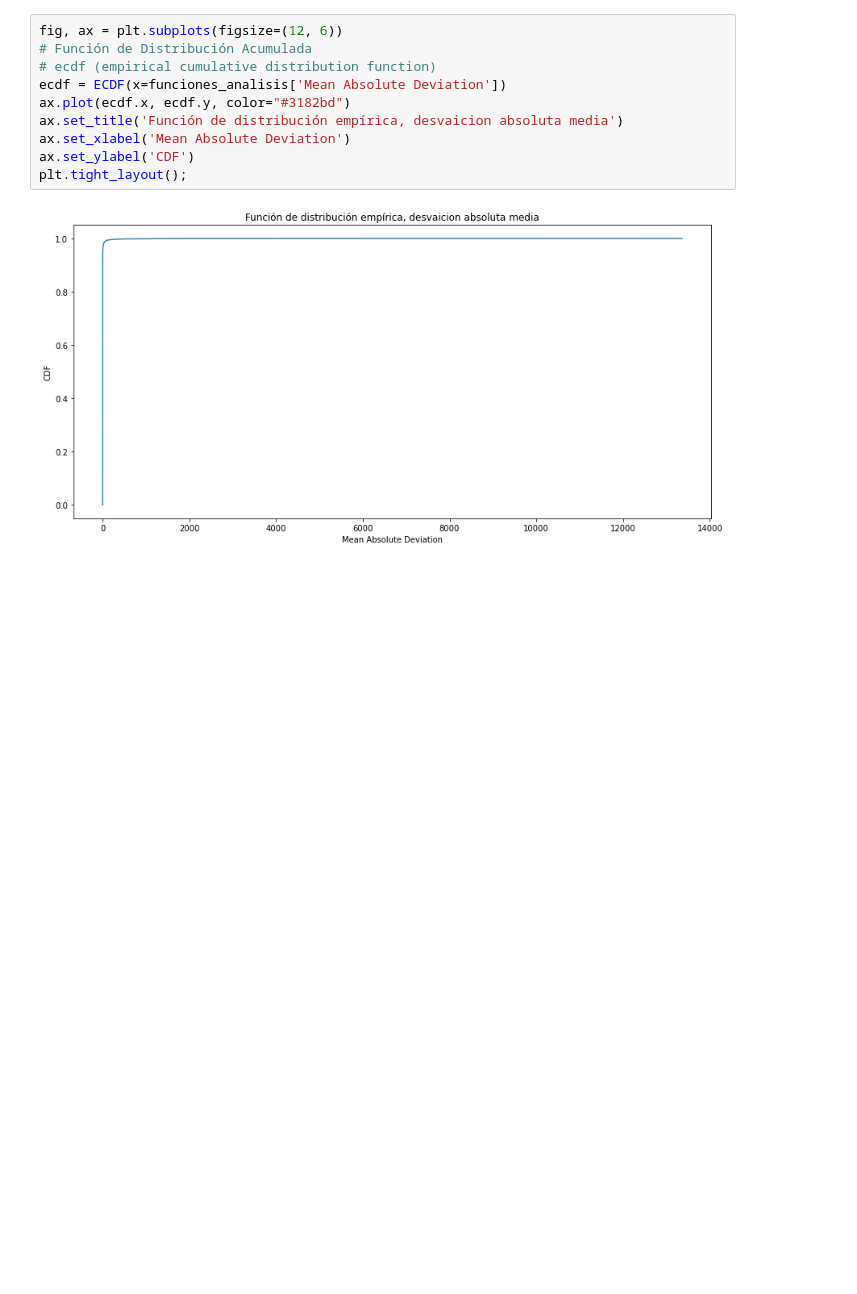
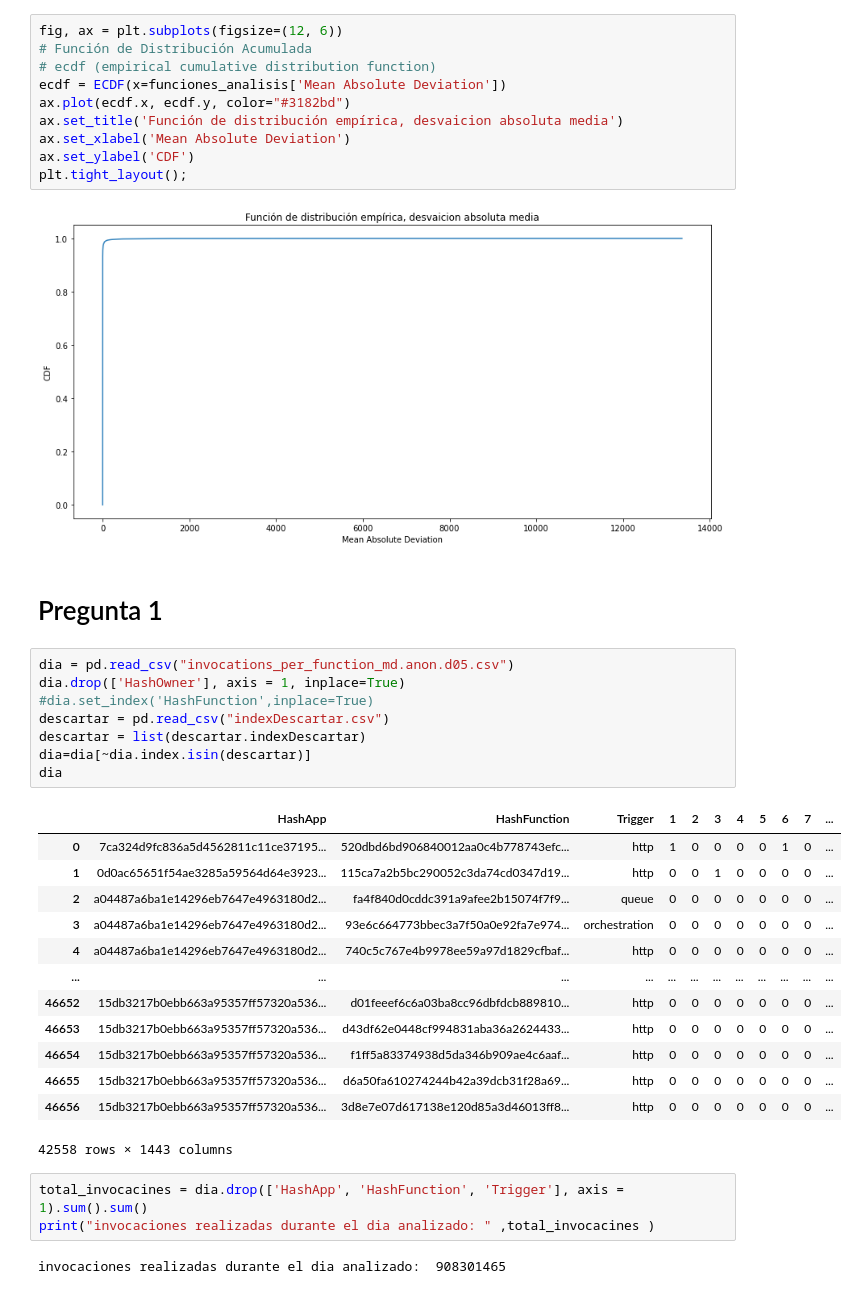
Before and after one commit to robinsonf214/Analisis_CVR, a Jupyter notebook: Preguntas.ipynb, the cells around one changed output. Drawn from its saved outputs; the diff is of its cells as text; blank space fills up the shorter version.

Commit message:
dos preguntas del 14 -01-2021

```diff
--- a/Preguntas.ipynb
+++ b/Preguntas.ipynb
@@ -886,3 +886,32 @@ ax.set_ylabel('CDF')
 plt.tight_layout();
 # %% [output]
 [figure]
+# %% [markdown]
+# Pregunta 1
+# %%
+dia = pd.read_csv("invocations_per_function_md.anon.d05.csv")
+dia.drop(['HashOwner'], axis = 1, inplace=True)
+#dia.set_index('HashFunction',inplace=True)
+descartar = pd.read_csv("indexDescartar.csv")
+descartar = list(descartar.indexDescartar)
+dia=dia[~dia.index.isin(descartar)]
+dia
+# %% [output]
+|  | HashApp | HashFunction | Trigger | 1 | 2 | 3 | 4 | 5 | 6 | 7 | ... |
+| 0 | 7ca324d9fc836a5d4562811c11ce37195... | 520dbd6bd906840012aa0c4b778743efc... | http | 1 | 0 | 0 | 0 | 0 | 1 | 0 | ... |
+| 1 | 0d0ac65651f54ae3285a59564d64e3923... | 115ca7a2b5bc290052c3da74cd0347d19... | http | 0 | 0 | 1 | 0 | 0 | 0 | 0 | ... |
+| 2 | a04487a6ba1e14296eb7647e4963180d2... | fa4f840d0cddc391a9afee2b15074f7f9... | queue | 0 | 0 | 0 | 0 | 0 | 0 | 0 | ... |
+| 3 | a04487a6ba1e14296eb7647e4963180d2... | 93e6c664773bbec3a7f50a0e92fa7e974... | orchestration | 0 | 0 | 0 | 0 | 0 | 0 | 0 | ... |
+| 4 | a04487a6ba1e14296eb7647e4963180d2... | 740c5c767e4b9978ee59a97d1829cfbaf... | http | 0 | 0 | 0 | 0 | 0 | 0 | 0 | ... |
+| ... | ... | ... | ... | ... | ... | ... | ... | ... | ... | ... | ... |
+| 46652 | 15db3217b0ebb663a95357ff57320a536... | d01feeef6c6a03ba8cc96dbfdcb889810... | http | 0 | 0 | 0 | 0 | 0 | 0 | 0 | ... |
+| 46653 | 15db3217b0ebb663a95357ff57320a536... | d43df62e0448cf994831aba36a2624433... | http | 0 | 0 | 0 | 0 | 0 | 0 | 0 | ... |
+| 46654 | 15db3217b0ebb663a95357ff57320a536... | f1ff5a83374938d5da346b909ae4c6aaf... | http | 0 | 0 | 0 | 0 | 0 | 0 | 0 | ... |
+| 46655 | 15db3217b0ebb663a95357ff57320a536... | d6a50fa610274244b42a39dcb31f28a69... | http | 0 | 0 | 0 | 0 | 0 | 0 | 0 | ... |
+| 46656 | 15db3217b0ebb663a95357ff57320a536... | 3d8e7e07d617138e120d85a3d46013ff8... | http | 0 | 0 | 0 | 0 | 0 | 0 | 0 | ... |
+42558 rows × 1443 columns
+# %%
+total_invocacines = dia.drop(['HashApp', 'HashFunction', 'Trigger'], axis = 1).sum().sum()
+print("invocaciones realizadas durante el dia analizado: " ,total_invocacines )
+# %% [output]
+invocaciones realizadas durante el dia analizado:  908301465
```
Also changed, not shown: parts of 8 cells of this notebook.
